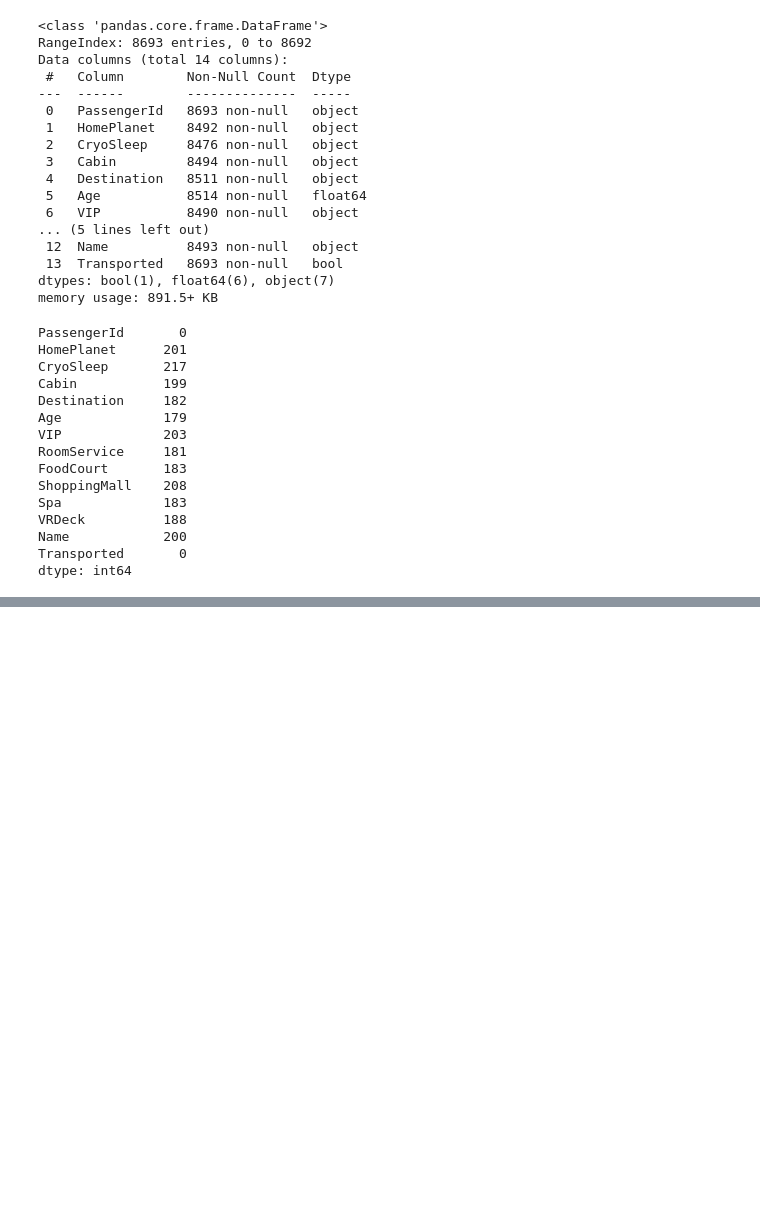
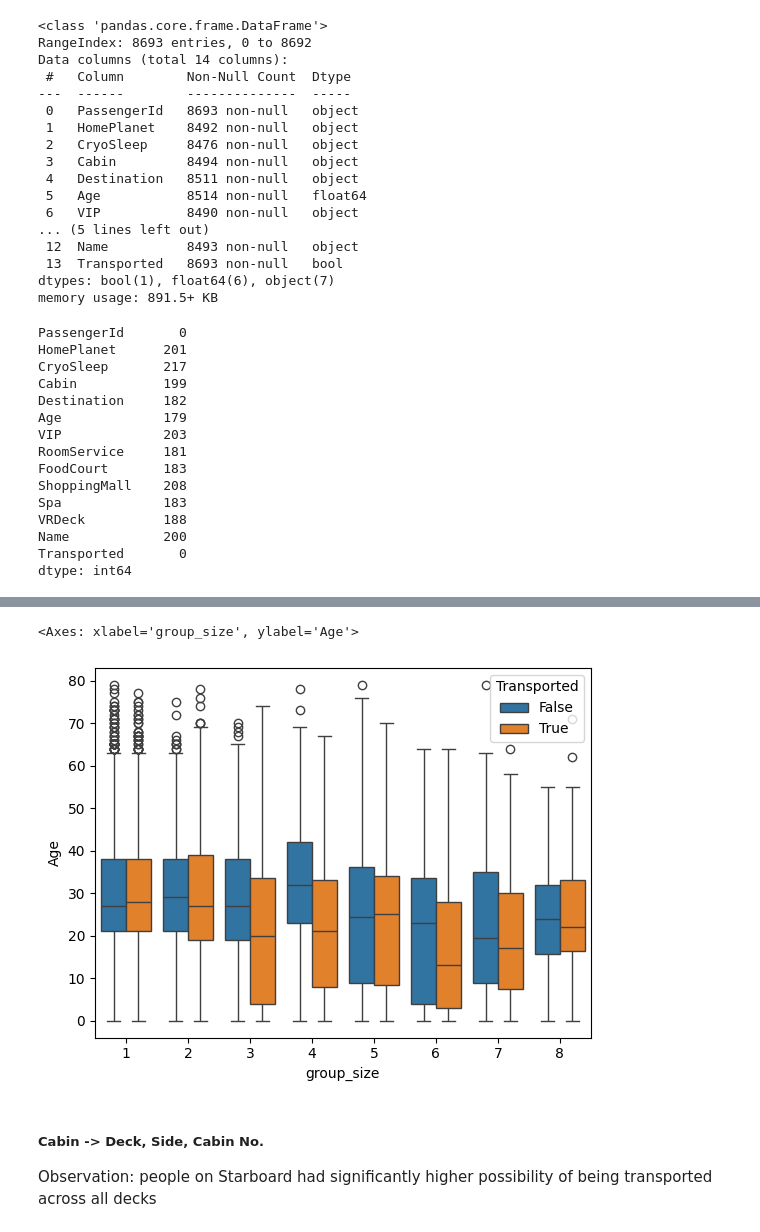
Before and after one commit to yxy1104/my_kaggle, a Jupyter notebook: spaceship_titanic/spaceship_titanic_eda.ipynb, the cells around one changed output, grey strips where cells are left out. Cells and saved outputs as stored; diff of their text form; code cells hidden in the pictures; blank space fills up the shorter version.

```diff
--- a/spaceship_titanic/spaceship_titanic_eda.ipynb
+++ b/spaceship_titanic/spaceship_titanic_eda.ipynb
@@ -74,0 +98,8 @@ df.head(3)
+# %%
+sns.boxplot(data = df, x = 'group_size', y = 'Age', hue = 'Transported')
+# %% [output]
+<Axes: xlabel='group_size', ylabel='Age'>
+[figure, added]
+# %% [markdown]
+##### Cabin -> Deck, Side, Cabin No.
+Observation: people on Starboard had significantly higher possibility of being transported across all decks
```
Also changed, not shown: parts of 36 cells of this notebook.
